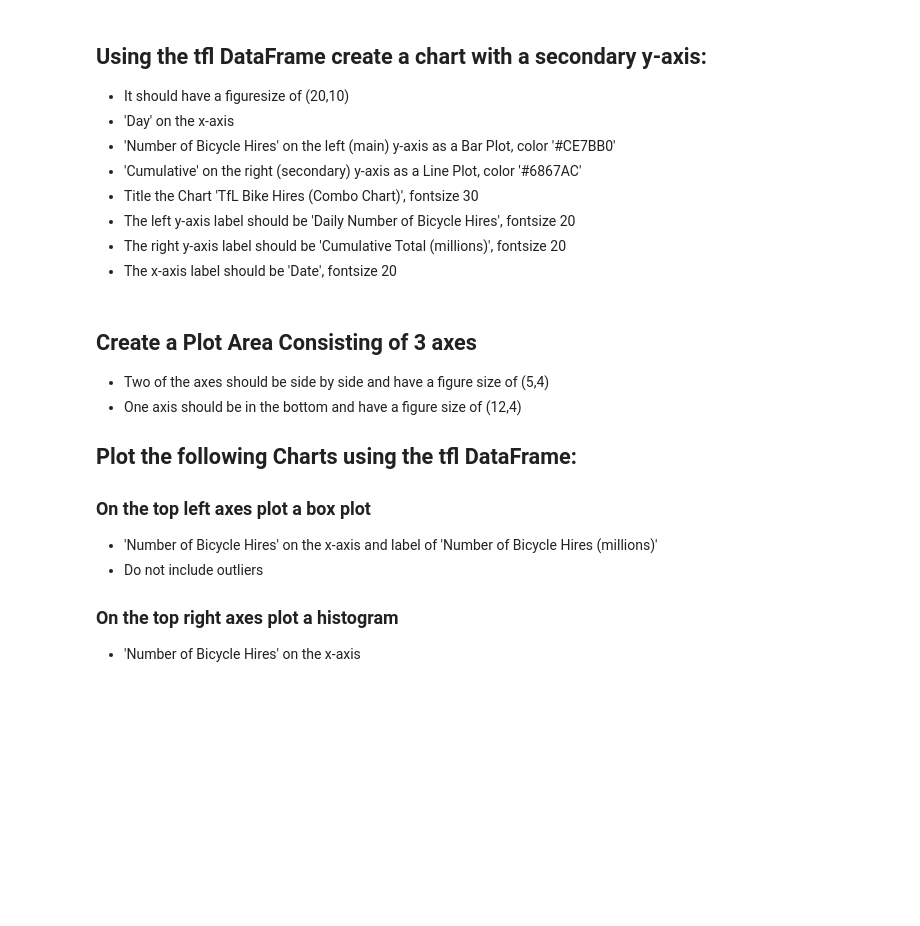
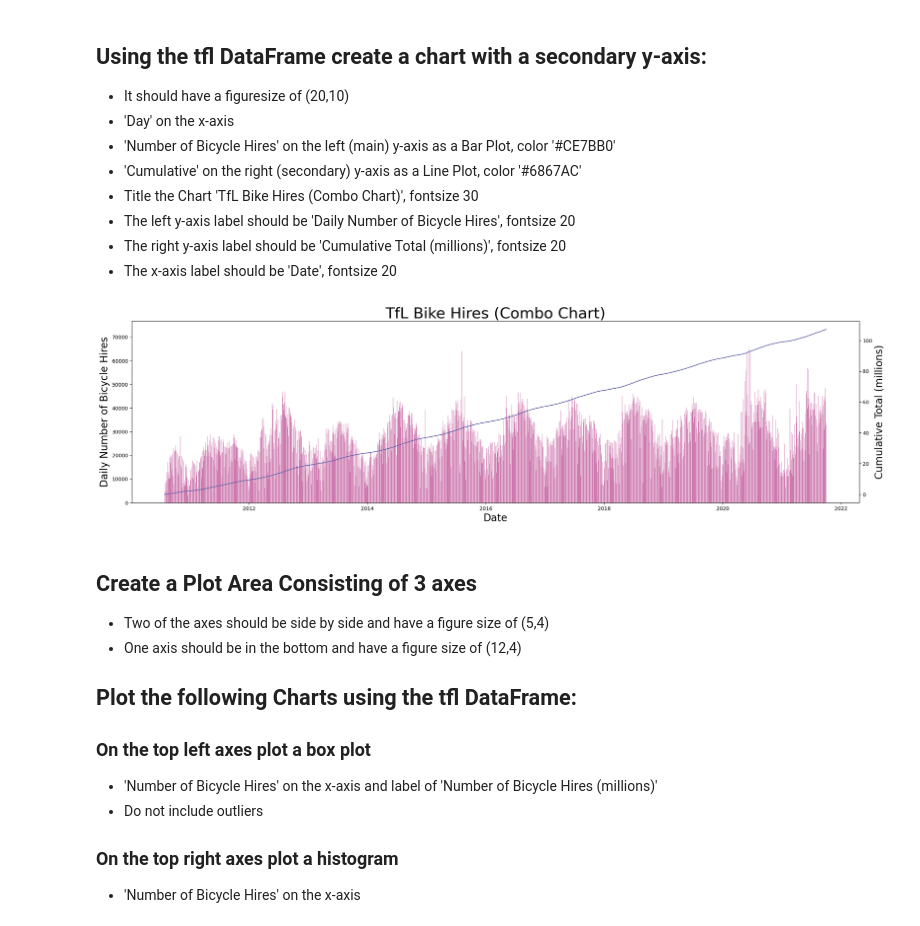
Before and after one commit to natalieheng/Project-1---Purchases-and-Transaction, a Jupyter notebook: Courses/(1) Course Resurces-Python for Data Analysis and Visualization/13 Challenge Section - Matplotlib/challenge_questions_matplotlib.ipynb, the cells around one changed output. Saved outputs shown, nothing was run; the diff lists cells and outputs as text; code cells hidden in the pictures; blank space fills up the shorter version.

```diff
--- a/Courses/(1) Course Resurces-Python for Data Analysis and Visualization/13 Challenge Section - Matplotlib/challenge_questions_matplotlib.ipynb
+++ b/Courses/(1) Course Resurces-Python for Data Analysis and Visualization/13 Challenge Section - Matplotlib/challenge_questions_matplotlib.ipynb
@@ -187,6 +229,22 @@ Hint: You can pass the colors in as a list in the order specified
 * The left y-axis label should be 'Daily Number of Bicycle Hires', fontsize 20
 * The right y-axis label should be 'Cumulative Total (millions)', fontsize 20
 * The x-axis label should be 'Date', fontsize 20
+# %%
+fig = plt.figure(figsize = (20,5))
+axes1 = fig.add_axes([0,0,1,1])
+axes2 = axes1.twinx()
+axes1.set_ylabel('Daily Number of Bicycle Hires', size = 20)
+axes2.set_ylabel('Cumulative Total (millions)', size = 20)
+axes1.set_xlabel('Date', size = 20)
+axes1.set_title('TfL Bike Hires (Combo Chart)', size = 30)
+
+#bar plot
+axes1.bar(x = 'Day', height = 'Number of Bicycle Hires', data = tfl, color = '#CE7BB0')
+axes2.plot('Day', 'Cumulative (millions)', data = tfl, color = '#6867AC', label = 'Cumulative')
+
+plt.show()
+# %% [output]
+[figure, added]
 # %% [markdown]
 ## Create a Plot Area Consisting of 3 axes
 * Two of the axes should be side by side and have a figure size of (5,4)
```
Also changed, not shown: parts of 3 cells of this notebook, 1 other file.
